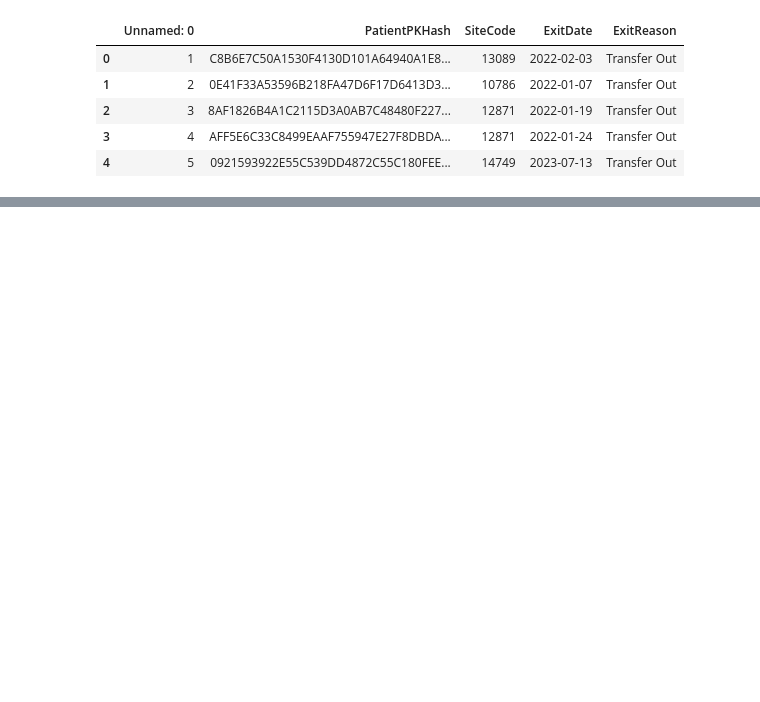
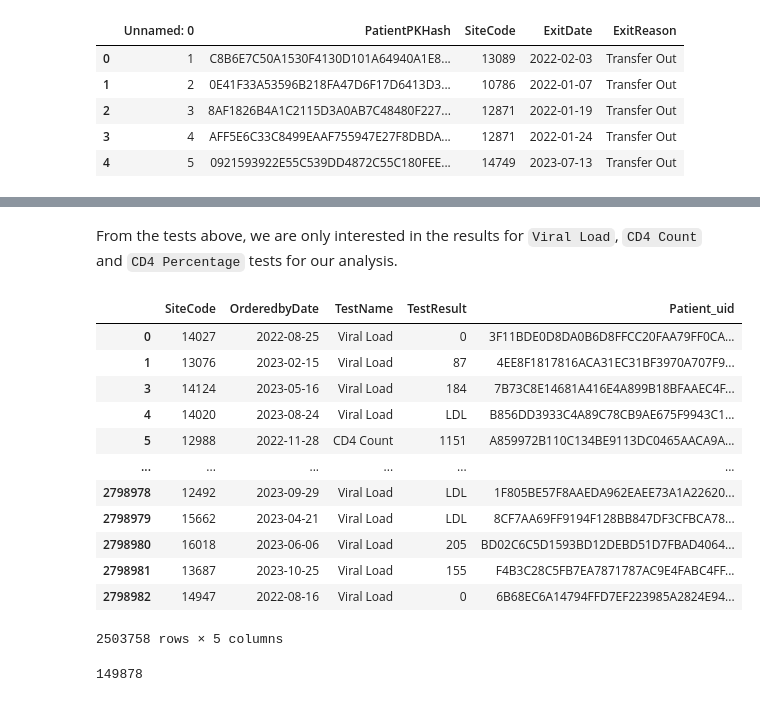
Before and after one commit to Philipmwasi/Patient-Risk-EDA-KeHMIS, a Jupyter notebook: Untitled.ipynb, the cells around one changed output, grey strips where cells are left out. Drawn from its saved outputs; the diff is of its cells as text; code cells hidden in the pictures; blank space fills up the shorter version.

````diff
--- a/Untitled.ipynb
+++ b/Untitled.ipynb
@@ -97,0 +398,3 @@ MemoryError: Unable to allocate 22.2 GiB for an array with shape (8, 372437766)
+# %%
+# Drop the missing values from the dataset
+patient_labs.dropna(inplace=True)
@@ -97,0 +431,26 @@ MemoryError: Unable to allocate 22.2 GiB for an array with shape (8, 372437766)
+# %% [markdown]
+From the tests above, we are only interested in the results for ```Viral Load```, ```CD4 Count``` and ```CD4 Percentage``` tests for our analysis.
+# %%
+# Filter the DataFrame
+filtered_patient_labs = patient_labs[patient_labs['TestName'].isin(['Viral Load', 'CD4 Count', 'CD4 Percentage'])]
+
+# Show the filtered DataFrame
+filtered_patient_labs
+# %% [output]
+|  | SiteCode | OrderedbyDate | TestName | TestResult | Patient_uid |
+| 0 | 14027 | 2022-08-25 | Viral Load | 0 | 3F11BDE0D8DA0B6D8FFCC20FAA79FF0CA... |
+| 1 | 13076 | 2023-02-15 | Viral Load | 87 | 4EE8F1817816ACA31EC31BF3970A707F9... |
+| 3 | 14124 | 2023-05-16 | Viral Load | 184 | 7B73C8E14681A416E4A899B18BFAAEC4F... |
+| 4 | 14020 | 2023-08-24 | Viral Load | LDL | B856DD3933C4A89C78CB9AE675F9943C1... |
+| 5 | 12988 | 2022-11-28 | CD4 Count | 1151 | A859972B110C134BE9113DC0465AACA9A... |
+| ... | ... | ... | ... | ... | ... |
+| 2798978 | 12492 | 2023-09-29 | Viral Load | LDL | 1F805BE57F8AAEDA962EAEE73A1A22620... |
+| 2798979 | 15662 | 2023-04-21 | Viral Load | LDL | 8CF7AA69FF9194F128BB847DF3CFBCA78... |
+| 2798980 | 16018 | 2023-06-06 | Viral Load | 205 | BD02C6C5D1593BD12DEBD51D7FBAD4064... |
+| 2798981 | 13687 | 2023-10-25 | Viral Load | 155 | F4B3C28C5FB7EA7871787AC9E4FABC4FF... |
+| 2798982 | 14947 | 2022-08-16 | Viral Load | 0 | 6B68EC6A14794FFD7EF223985A2824E94... |
+2503758 rows × 5 columns
+# %%
+filtered_patient_labs['Patient_uid'].nunique()
+# %% [output]
+149878
````
Also changed, not shown: parts of 45 cells of this notebook.
